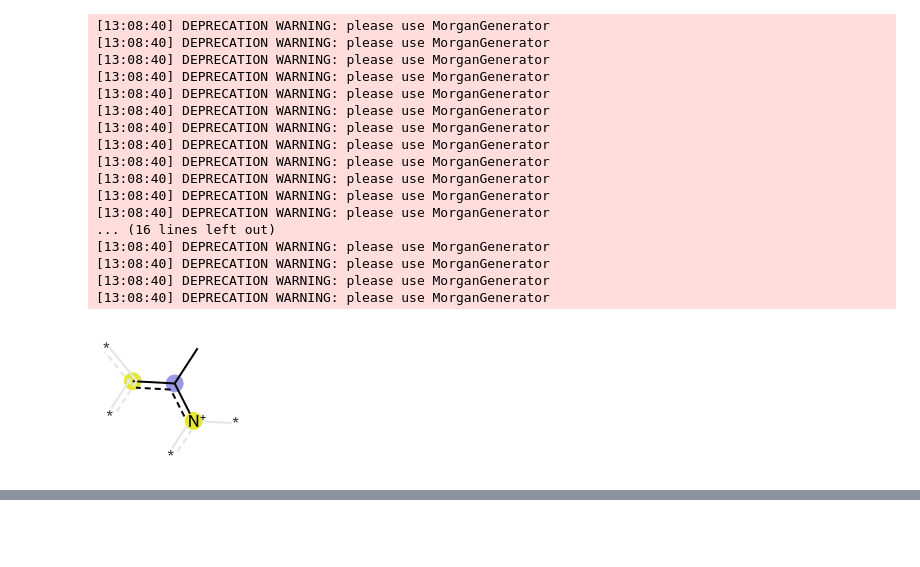
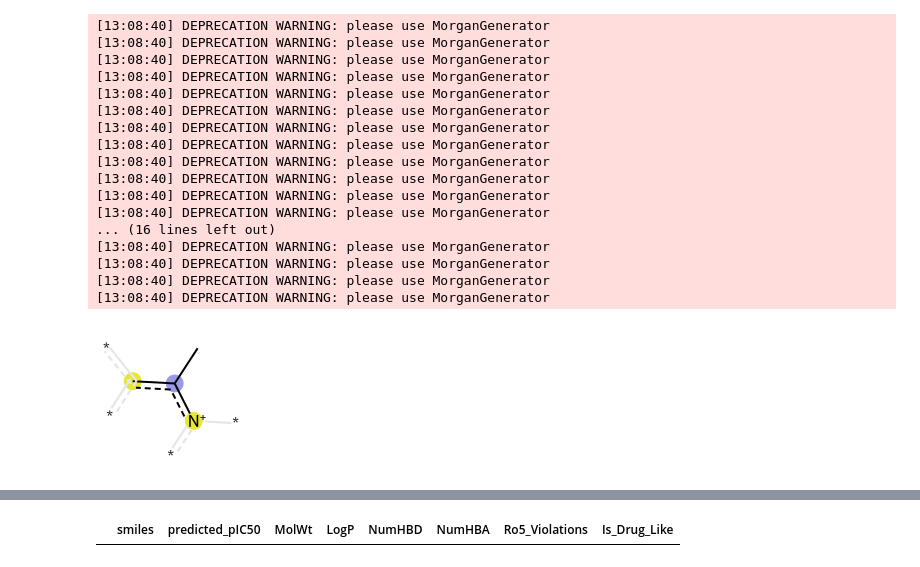
Before and after one commit to eesa3372/Cheminformatics-Learning, a Jupyter notebook: CheminformaticsLearning.ipynb, the cells around one changed output, grey strips where cells are left out. Drawn from its saved outputs; the diff is of its cells as text; code cells hidden in the pictures; blank space fills up the shorter version.

```diff
--- a/CheminformaticsLearning.ipynb
+++ b/CheminformaticsLearning.ipynb
@@ -1389,0 +1696,76 @@ else:
+# %%
+import os
+import pandas as pd
+from rdkit import Chem
+from rdkit.Chem import Descriptors
+
+print("🧪 Initializing Lipinski Rule of Five Filter...")
+
+input_file = 'predictions_output.csv'
+
+# Anti-error safety net: Create a mock file if the user's session wiped
+if not os.path.exists(input_file):
+    print(f"⚠️ '{input_file}' not found locally. Generating a temporary test file...")
+    mock_df = pd.DataFrame({
+        'smiles': [
+            "CC(=O)OC1=CC=CC=C1C(=O)O",  # Aspirin (Drug-like)
+            "CN1C=NC2=C1C(=O)N(C(=O)N2C)C", # Caffeine (Drug-like)
+            "CC(C)CC1=CC=C(C=C1)C(C)C(=O)O" # Ibuprofen (Drug-like)"
+        ],
+        'predicted_pIC50': [6.5, 4.2, 7.1]
+    })
+    mock_df.to_csv(input_file, index=False)
+
+# 1. Load the screening predictions
+df = pd.read_csv(input_file)
+
+# 2. Define calculation function for the 4 Lipinski properties
+def calculate_lipinski(smiles):
+    mol = Chem.MolFromSmiles(smiles)
+    if mol is None:
+        return None, None, None, None
+    return (
+        Descriptors.MolWt(mol),
+        Descriptors.MolLogP(mol),
+        Descriptors.NumHDonors(mol),
+        Descriptors.NumHAcceptors(mol)
+    )
+
+# 3. Apply calculations to the dataframe
+df[['MolWt', 'LogP', 'NumHBD', 'NumHBA']] = df['smiles'].apply(
+    lambda x: pd.Series(calculate_lipinski(x))
+)
+
+# 4. Count the violations for each molecule
+def count_violations(row):
+    violations = 0
+    if row['MolWt'] > 500: violations += 1
+    if row['LogP'] > 5: violations += 1
+    if row['NumHBD'] > 5: violations += 1
+    if row['NumHBA'] > 10: violations += 1
+    return violations
+
+df['Ro5_Violations'] = df.apply(count_violations, axis=1)
+
+# In drug discovery, we tolerate exactly 1 violation
+df['Is_Drug_Like'] = df['Ro5_Violations'] <= 1
+
+# 5. Filter for your "Goldilocks" hits (Potent AND Drug-like)
+# Adjust the pIC50 threshold based on your project requirements
+potency_threshold = 6.0
+goldilocks_hits = df[(df['Is_Drug_Like'] == True) & (df['predicted_pIC50'] >= potency_threshold)]
+goldilocks_hits = goldilocks_hits.sort_values(by='predicted_pIC50', ascending=False)
+
+# 6. Save and report findings
+output_file = 'final_synthesis_candidates.csv'
+goldilocks_hits.to_csv(output_file, index=False)
+
+print("\n📊 Filter Summary:")
+print(f"Total molecules evaluated: {len(df)}")
+print(f"Passed Lipinski Rules:     {len(df[df['Is_Drug_Like'] == True])}")
+print(f"🎯 High-Potency Hits (pIC50 >= {potency_threshold}): {len(df[df['predicted_pIC50'] >= potency_threshold])}")
+print(f"🏆 Final Synthesis Candidates (Both): {len(goldilocks_hits)}")
+
+print(f"\nSaved chemistry report to local file: '{output_file}'")
+display(goldilocks_hits.head())
+# %% [output]
@@ -1389,0 +1781 @@ else:
+|  | smiles | predicted_pIC50 | MolWt | LogP | NumHBD | NumHBA | Ro5_Violations | Is_Drug_Like |
```
Also changed, not shown: parts of 8 cells of this notebook.
